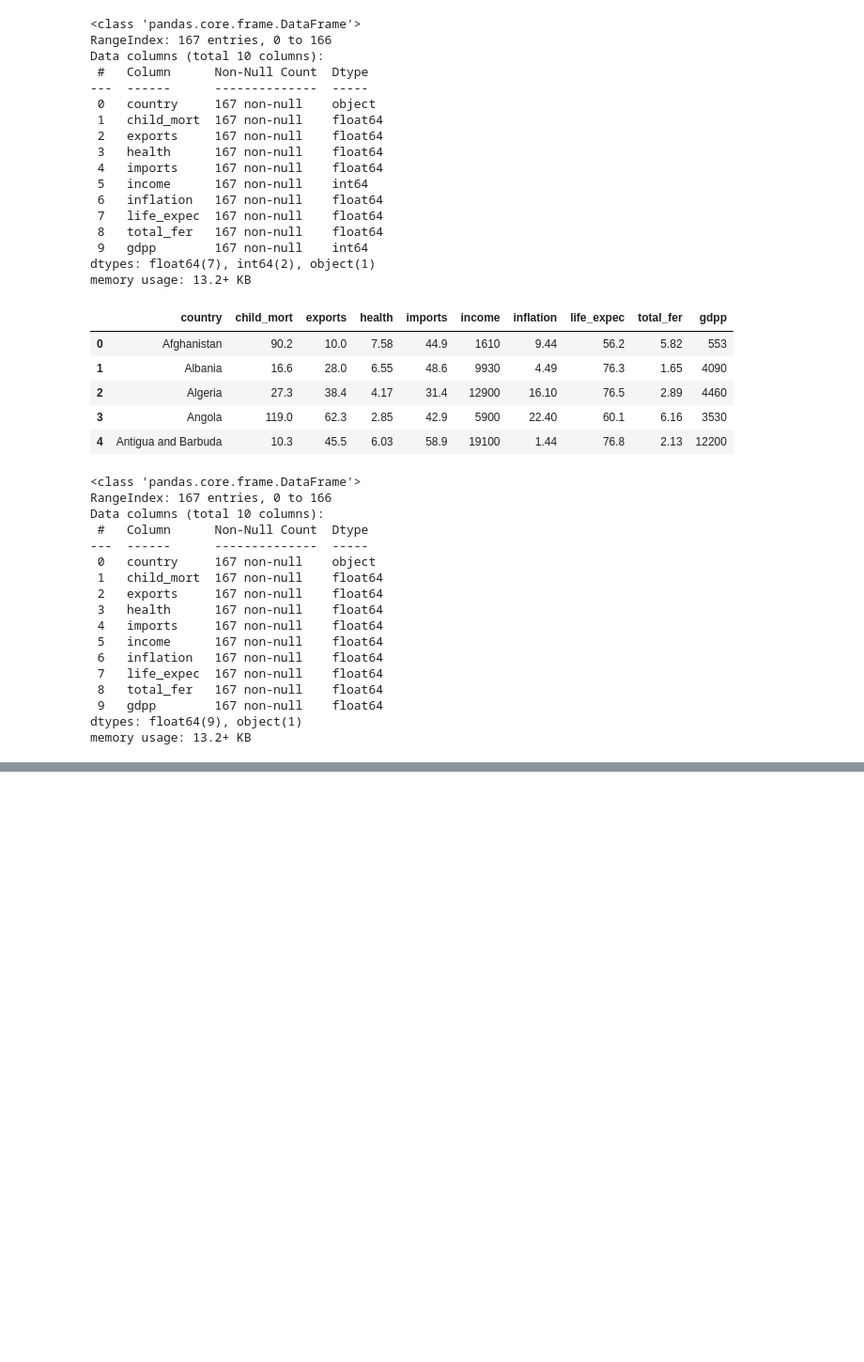
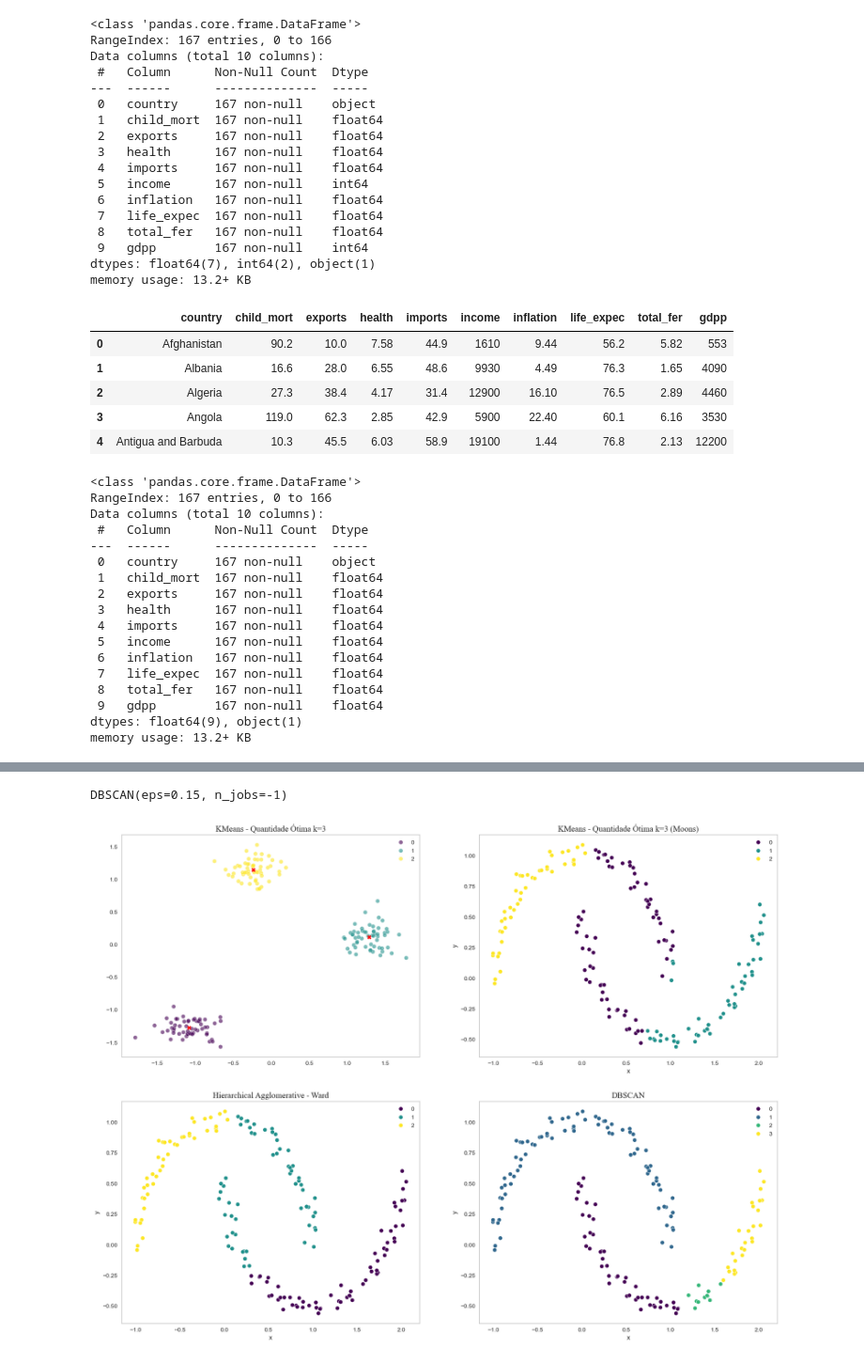
Before and after one commit to rabreu/Infnet-MIT-IA-Clustering-PD-25E4_2, a Jupyter notebook: Infnet-MIT-IA-Clustering-PdD001.ipynb, the cells around one changed output, grey strips where cells are left out. Shown at 94% size. Drawn from its saved outputs; the diff is of its cells as text; code cells hidden in the pictures; blank space fills up the shorter version.

```diff
--- a/Infnet-MIT-IA-Clustering-PdD001.ipynb
+++ b/Infnet-MIT-IA-Clustering-PdD001.ipynb
@@ -165,0 +205,71 @@ sb.despine()
+# %%
+dbscan = DBSCAN(eps=0.15, min_samples=5, n_jobs=-1)
+dbscan
+# %% [output]
+DBSCAN(eps=0.15, n_jobs=-1)
+# %%
+f, ax = plt.subplots(2, 2)
+f.set_figheight(15)
+f.set_figwidth(20)
+
+sb.scatterplot(
+    x=X_scaled[:,0],
+    y=X_scaled[:,1],
+    hue=kmeans.labels_,
+    palette='viridis',
+    ax=ax[0][0],
+    alpha=0.6
+)
+
+ax[0][0].plot(
+    [x for x, _ in kmeans.cluster_centers_],
+    [y for _, y in kmeans.cluster_centers_],
+    'X',
+    color='red'
+)
+
+X_, y_ = make_moons(n_samples=N_COUNTRIES, random_state=42, noise=0.05)
+moon_df = pd.DataFrame(dict(x=X_[:, 0], y=X_[:, 1], label=y_))
+
+kmeans_moons = KMeans(n_clusters=OPTIMAL_NCLUSTERS).fit(X_)
+sb.scatterplot(
+    data=moon_df,
+    x='x',
+    y='y',
+    hue=kmeans_moons.labels_,
+    palette='viridis',
+    ax=ax[0][1]
+)
+
+
+ward = AgglomerativeClustering(n_clusters=OPTIMAL_NCLUSTERS, linkage='ward').fit(X_)
+sb.scatterplot(
+    data=moon_df,
+    x='x',
+    y='y',
+    hue=ward.labels_,
+    palette='viridis',
+    ax=ax[1][0]
+)
+
+dbscan_labels = dbscan.fit_predict(X_)
+sb.scatterplot(
+    data=moon_df,
+    x='x',
+    y='y',
+    hue=dbscan_labels,
+    palette='viridis',
+    ax=ax[1][1]
+)
+
+ax[0][0].set_title('KMeans - Quantidade Ótima k=3', fontfamily='Times New Roman', fontsize=14)
+ax[0][1].set_title('KMeans - Quantidade Ótima k=3 (Moons)', fontfamily='Times New Roman', fontsize=14)
+ax[1][0].set_title('Hierarchical Agglomerative - Ward', fontfamily='Times New Roman', fontsize=14)
+ax[1][1].set_title('DBSCAN', fontfamily='Times New Roman', fontsize=14)
+
+ax[0][0].grid(False)
+ax[0][1].grid(False)
+ax[1][0].grid(False)
+ax[1][1].grid(False)
+# %% [output]
+[figure, added]
```
Also changed, not shown: parts of 19 cells of this notebook.
